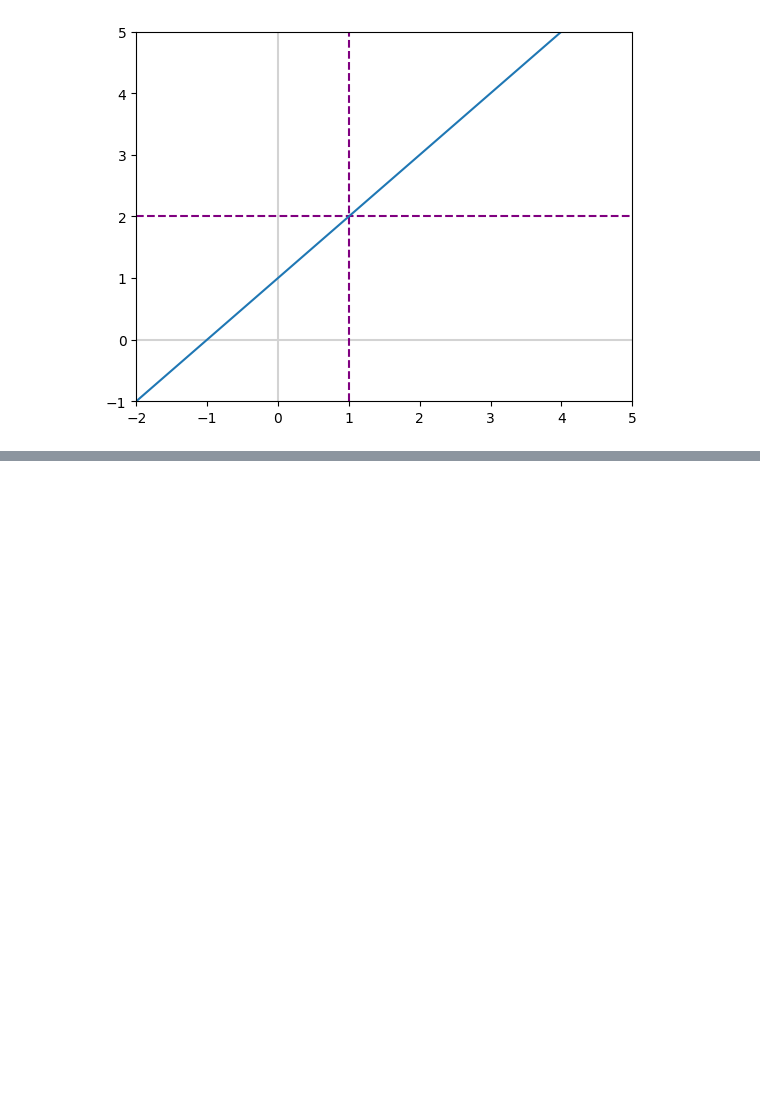
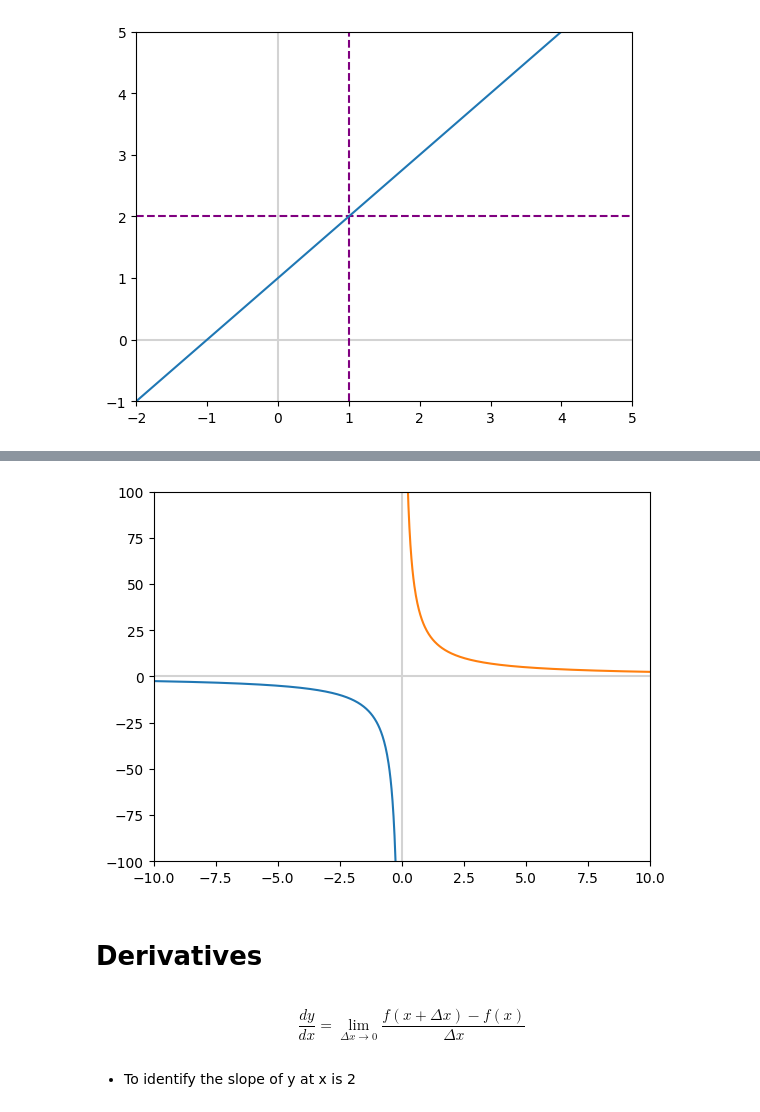
Before and after one commit to SriHarshith1/Maths-For-ML, a Jupyter notebook: calculus.ipynb, the cells around one changed output, grey strips where cells are left out. Saved outputs shown, nothing was run; the diff lists cells and outputs as text; code cells hidden in the pictures; blank space fills up the shorter version.

```diff
--- a/calculus.ipynb
+++ b/calculus.ipynb
@@ -129,0 +148,22 @@ _ = ax.plot(x, y)
+# %%
+left_x = x[x< 0 ]
+right_x = x[x >0]
+# %%
+left_y = f_x(left_x)
+right_y = f_x(right_x)
+# %%
+fig, ax = plt.subplots()
+plt.axvline(x = 0, color = 'lightgray')
+plt.axhline(y = 0, color = 'lightgray')
+plt.xlim(-10, 10)
+plt.ylim(-100, 100)
+ax.plot(left_x, left_y)
+_ = ax.plot(right_x, right_y)
+# %% [output]
+[figure, added]
+# %% [markdown]
+# Derivatives
+# %% [markdown]
+$$
+\frac{dy}{dx} = \lim_{\Delta x \to 0} \frac{f(x + \Delta x) - f(x)}{\Delta x}
+$$
@@ -129,0 +174,2 @@ _ = ax.plot(x, y)
+# %% [markdown]
+* To identify the slope of y at x is 2
```
Also changed, not shown: parts of 40 cells of this notebook.
